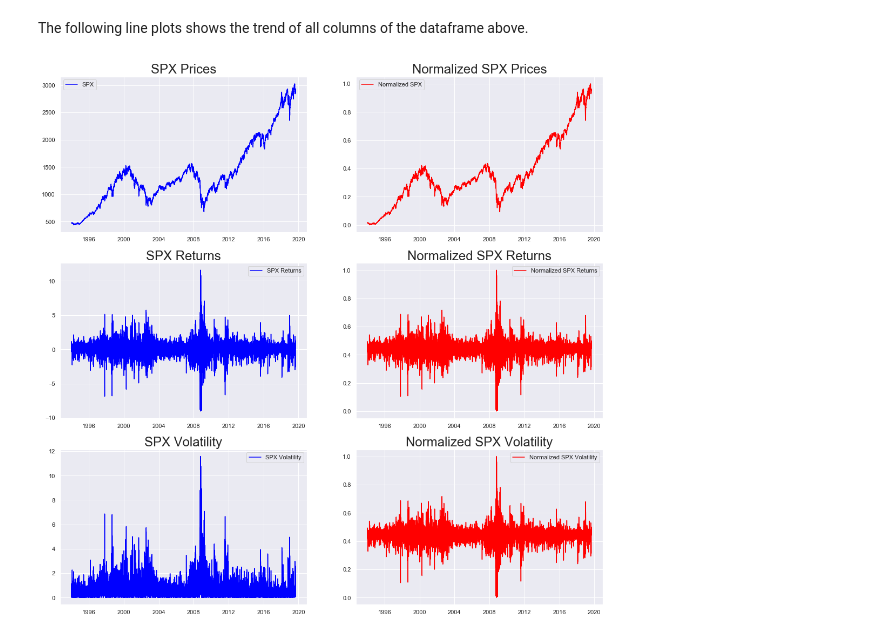
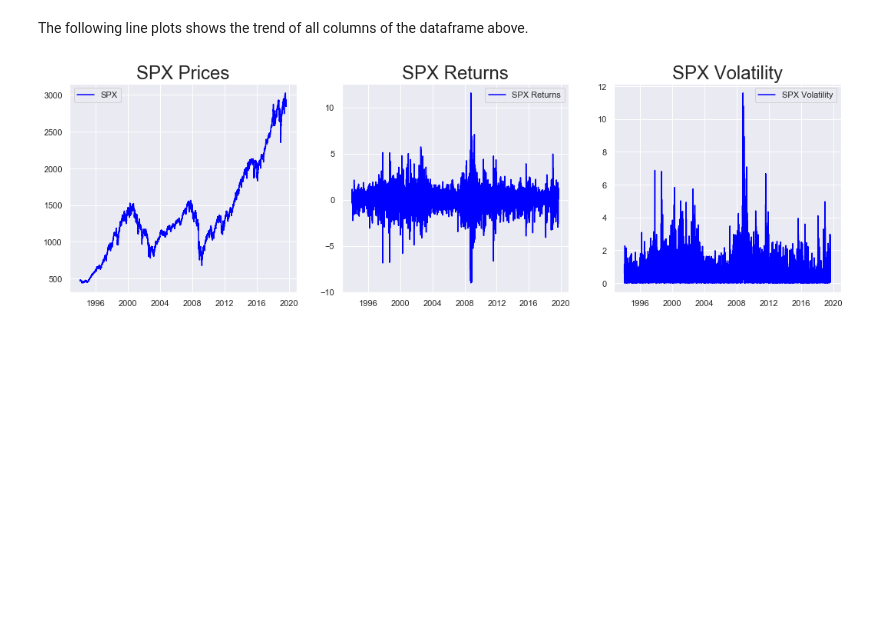
Before and after one commit to yashveersinghsohi/Statistical_Modeling_for_Time_Series_Forecasting, a Jupyter notebook: Preprocessing.ipynb, the cells around one changed output. Saved outputs shown, nothing was run; the diff lists cells and outputs as text; code cells hidden in the pictures; blank space fills up the shorter version.

Commit message:
Updating data, EDA and Preprocessing files

```diff
--- a/Preprocessing.ipynb
+++ b/Preprocessing.ipynb
@@ -215,34 +196,22 @@ data.head()
 # %% [markdown]
 The following line plots shows the trend of all columns of the dataframe above.
 # %%
-plt.rcParams["figure.figsize"] = (18, 18)
+plt.rcParams["figure.figsize"] = (18, 5)
 
-fig, ax = plt.subplots(3, 2)
+fig, ax = plt.subplots(1, 3)
 
-ax[0, 0].plot(data.spx, color = "blue", label = "SPX")
-ax[0, 0].set_title("SPX Prices", size = 24)
-ax[0, 0].legend()
+ax[0].plot(data.spx, color = "blue", label = "SPX")
+ax[0].set_title("SPX Prices", size = 24)
+ax[0].legend()
 
-ax[0, 1].plot(data.spx_norm, color = "red", label = "Normalized SPX")
-ax[0, 1].set_title("Normalized SPX Prices", size = 24)
-ax[0, 1].legend()
+ax[1].plot(data.spx_ret, color = "blue", label = "SPX Returns")
+ax[1].set_title("SPX Returns", size = 24)
+ax[1].legend()
 
-ax[1, 0].plot(data.spx_ret, color = "blue", label = "SPX Returns")
-ax[1, 0].set_title("SPX Returns", size = 24)
-ax[1, 0].legend()
-
-ax[1, 1].plot(data.spx_ret_norm, color = "red", label = "Normalized SPX Returns")
-ax[1, 1].set_title("Normalized SPX Returns", size = 24)
-ax[1, 1].legend()
-
-ax[2, 0].plot(data.spx_vol, color = "blue", label = "SPX Volatility")
-ax[2, 0].set_title("SPX Volatility", size = 24)
-ax[2, 0].legend()
-
-ax[2, 1].plot(data.spx_vol_norm, color = "red", label = "Normalized SPX Volatility")
-ax[2, 1].set_title("Normalized SPX Volatility", size = 24)
-ax[2, 1].legend()
+ax[2].plot(data.spx_vol, color = "blue", label = "SPX Volatility")
+ax[2].set_title("SPX Volatility", size = 24)
+ax[2].legend()
 
 plt.show()
 # %% [output]
-[figure, old version]
+[figure, new version]
```
Also changed, not shown: parts of 23 cells of this notebook, 1 other file.
